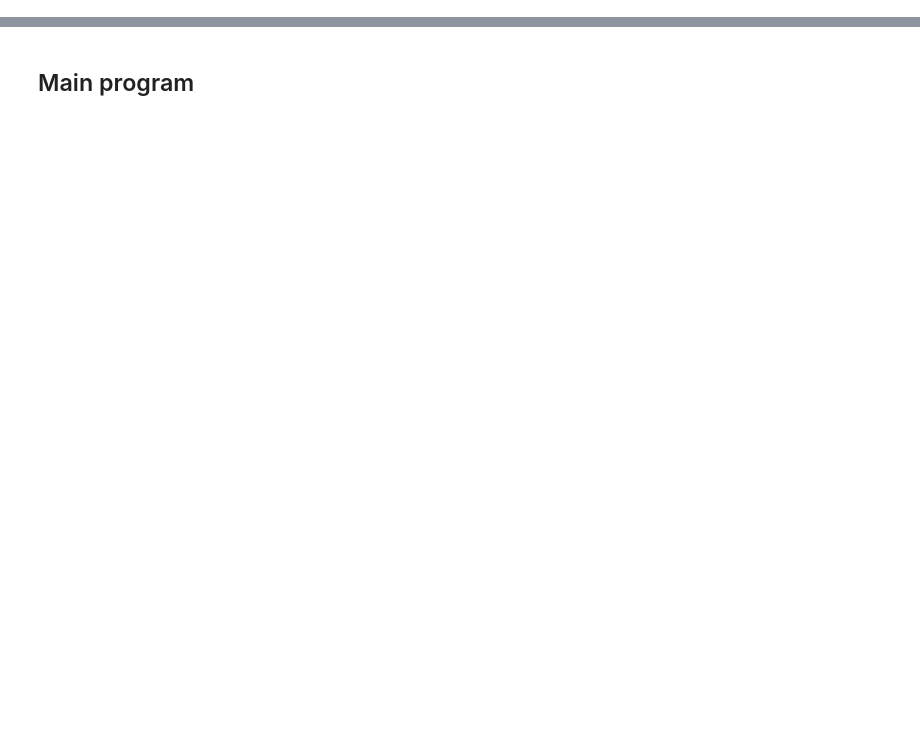
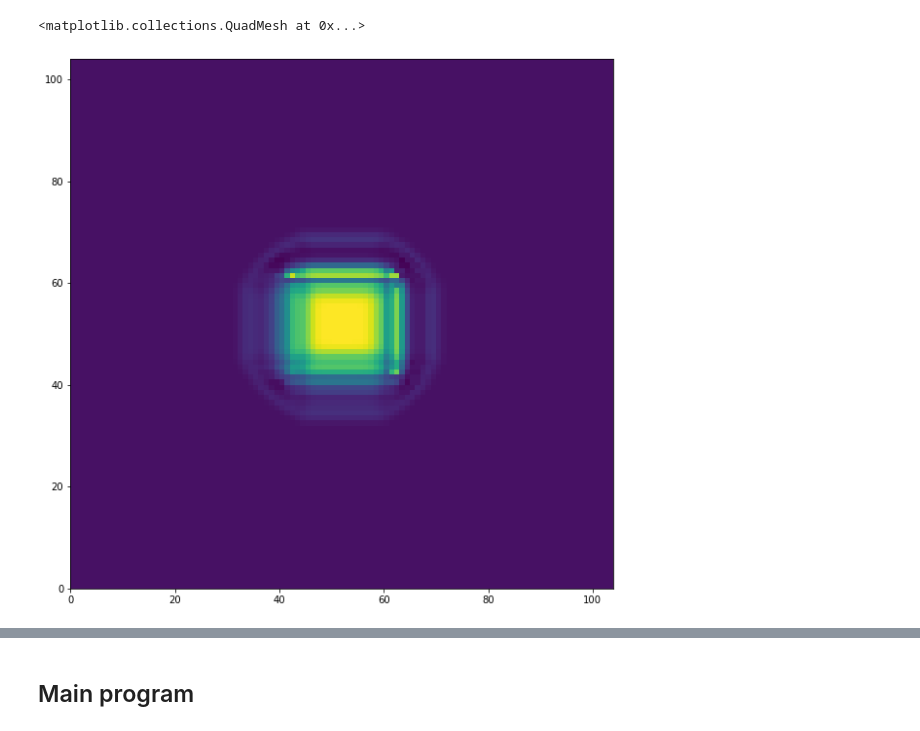
Before and after one commit to changhyun-cho/astrophysics, a Jupyter notebook: hydrodynamics/Testing 2D Hydrocode.ipynb, the cells around one changed output, grey strips where cells are left out. Cells and saved outputs as stored; diff of their text form; code cells hidden in the pictures; blank space fills up the shorter version.

```diff
--- a/hydrodynamics/Testing 2D Hydrocode.ipynb
+++ b/hydrodynamics/Testing 2D Hydrocode.ipynb
@@ -313,3 +337,9 @@ def ad_obtain_avg(method="donor"):
+# %%
+#avg_u_y
+plt.pcolormesh(avg_rho_x)
+# %% [output]
+<matplotlib.collections.QuadMesh at 0x...>
+[figure, added]
 # %%
 def ad_update_density():
     global xmin, xmax, ng, nx, dx, dy, dz, Ax, Ay, dV, ilo, ihi
```
Also changed, not shown: parts of 14 cells of this notebook.
